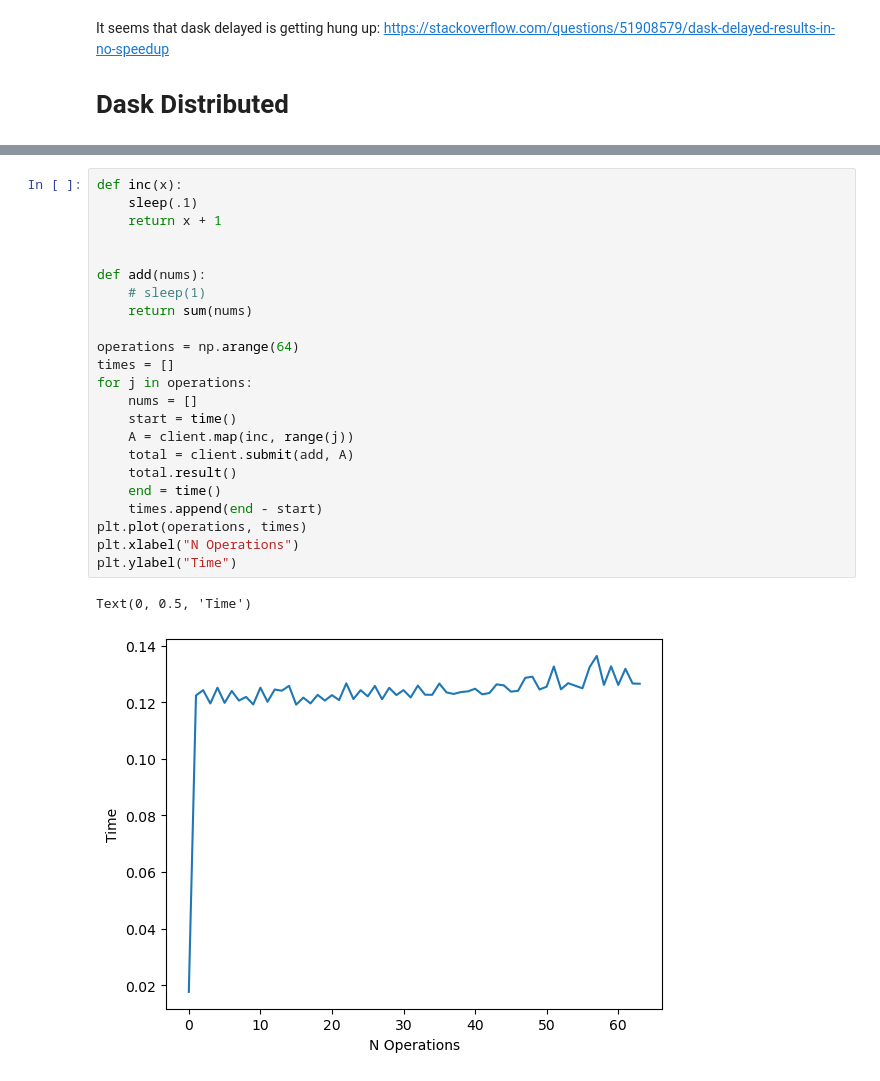
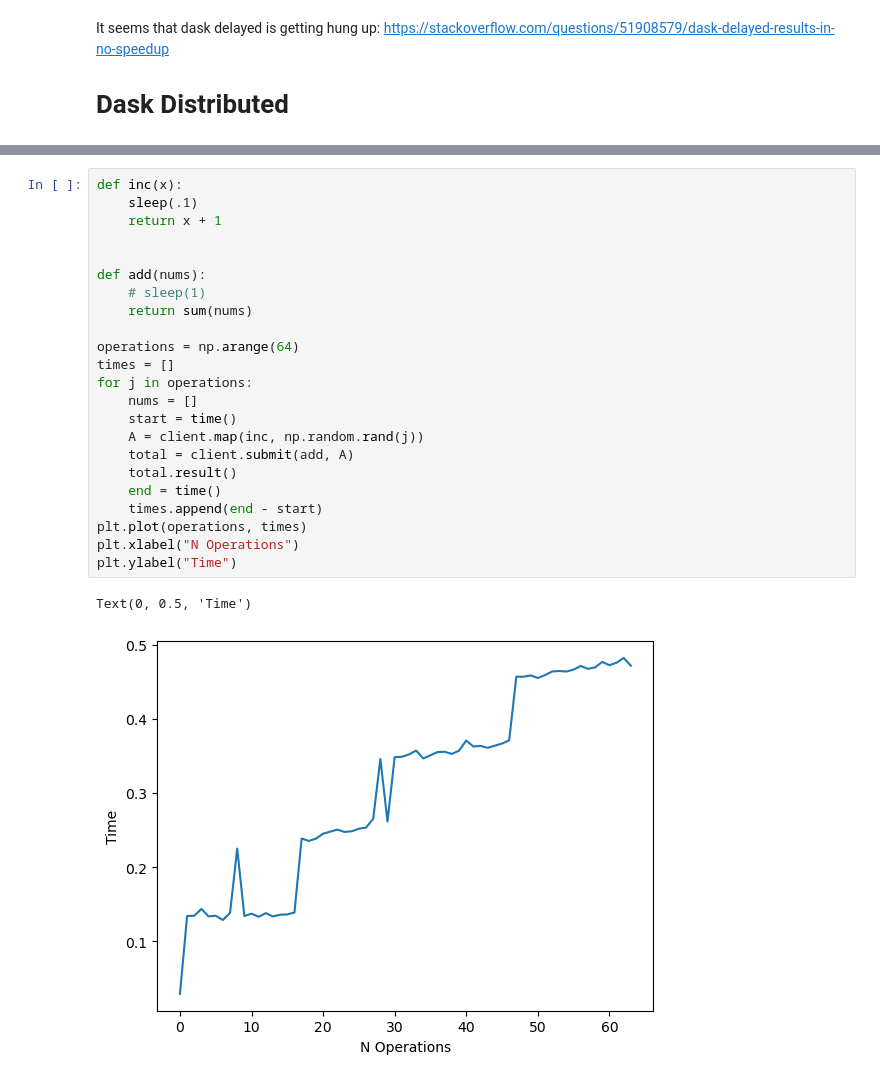
Before and after one commit to nbachand/graphBEM, a Jupyter notebook: daskTest.ipynb, the cells around one changed output, grey strips where cells are left out. Drawn from its saved outputs; the diff is of its cells as text.

Commit message:
got around client cashing results in time test

```diff
--- a/daskTest.ipynb
+++ b/daskTest.ipynb
@@ -86,26 +86,26 @@ client
 # %%
 def inc(x):
     sleep(.1)
     return x + 1
 
 
 def add(nums):
     # sleep(1)
     return sum(nums)
 
 operations = np.arange(64)
 times = []
 for j in operations:
     nums = []
     start = time()
-    A = client.map(inc, range(j))
+    A = client.map(inc, np.random.rand(j))
     total = client.submit(add, A)
     total.result()
     end = time()
     times.append(end - start)
 plt.plot(operations, times)
 plt.xlabel("N Operations")
 plt.ylabel("Time")
 # %% [output]
 Text(0, 0.5, 'Time')
-[figure, old version]
+[figure, new version]
```
Also changed, not shown: parts of 3 cells of this notebook.
